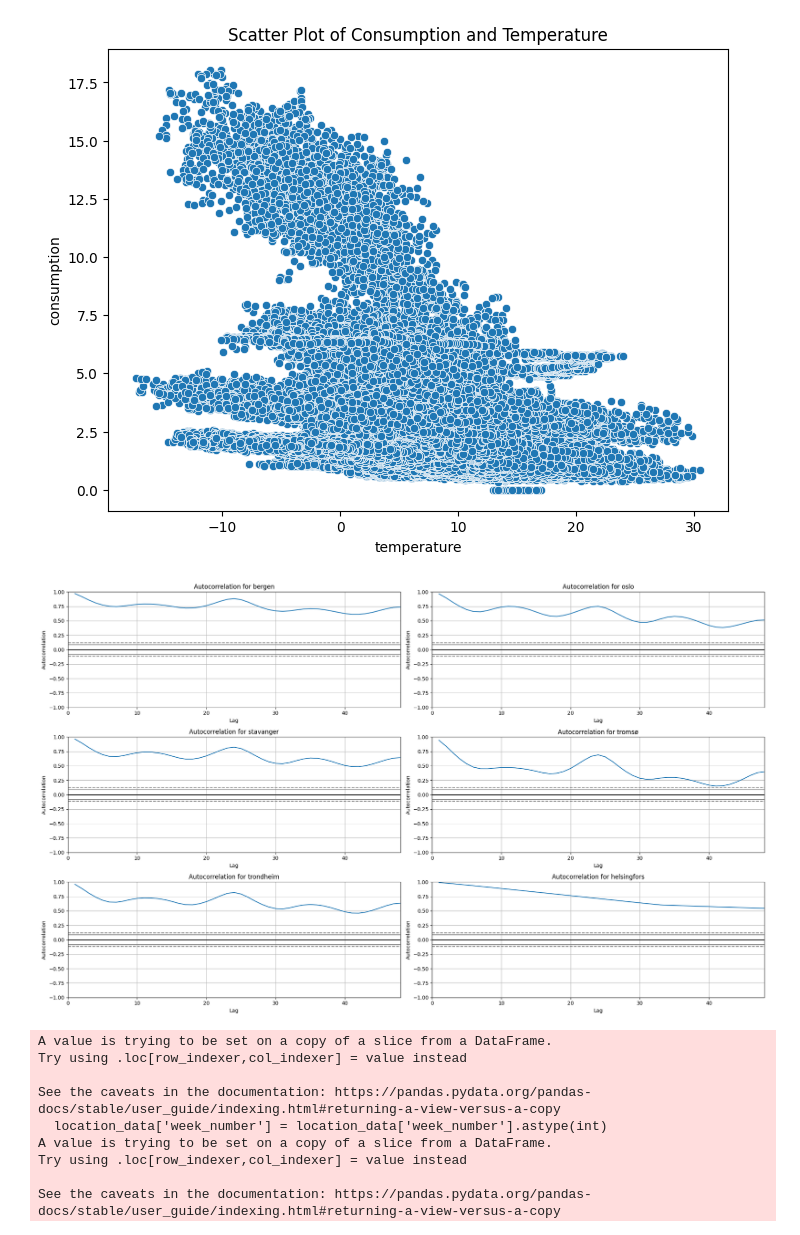
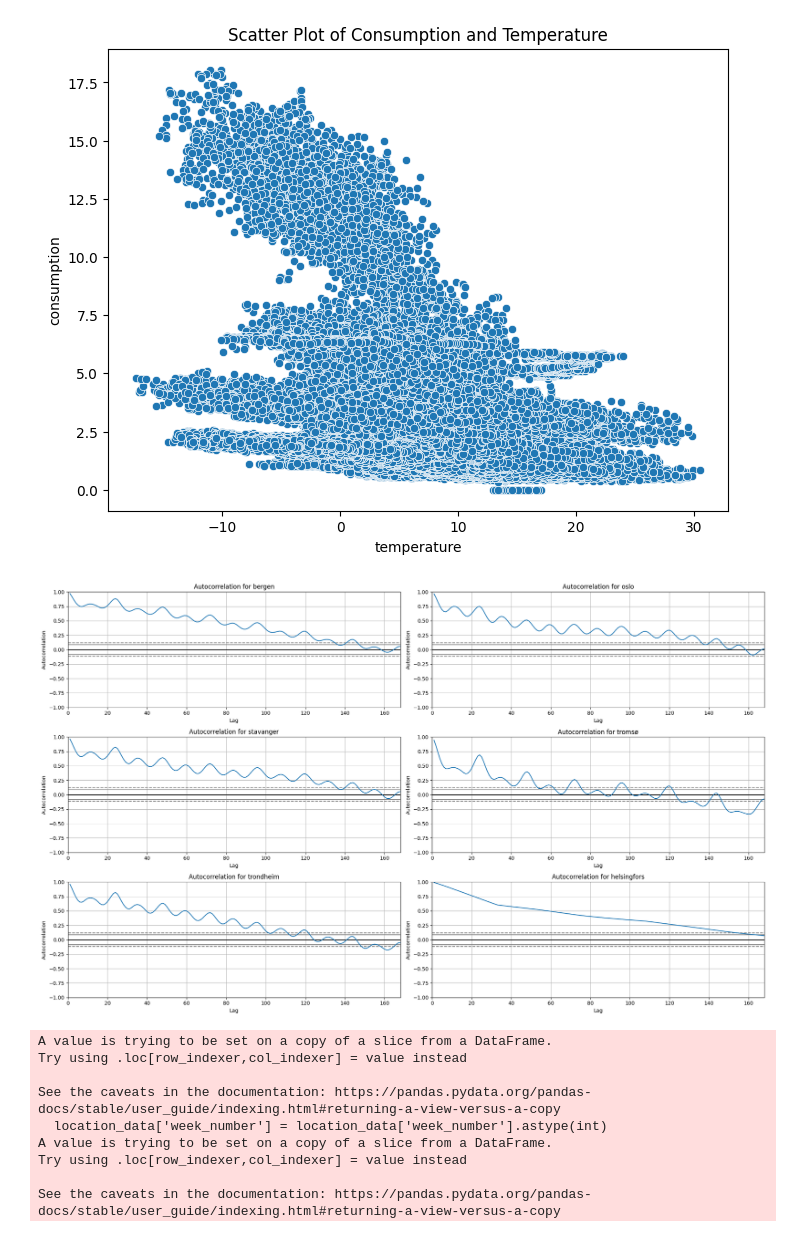
Before and after one commit to HesteBjorn/TDT4259_Data_Science, a Jupyter notebook: exploration.ipynb, the cells around one changed output. Cells and saved outputs as stored; diff of their text form; code cells hidden in the pictures.

```diff
--- a/exploration.ipynb
+++ b/exploration.ipynb
@@ -79,22 +79,22 @@ plt.show()
 # %%
 # Initialize a dictionary to store the autocorrelation at 24-hour lag for each location
 acf_24hr = {}
 
 # Create a new figure for ACF plots
 plt.figure(figsize=(20, 12))
 
 # Loop through each unique location and plot the autocorrelation
 for i, location in enumerate(data['location'].unique()):
     plt.subplot(3, 2, i+1)
     location_data = data[data['location'] == location]['consumption'].reset_index(drop=True)
     autocorrelation_plot(location_data.iloc[:500])  # Limiting to first 500 data points for better visibility
     plt.title(f'Autocorrelation for {location}')
-    plt.xlim(0, 48)  # Focus on the first 48 lags to capture daily seasonality
+    plt.xlim(0, 168)  # Focus on the first 48 lags to capture daily seasonality
 
 plt.tight_layout()
 plt.show()
 # %% [output]
-[figure, old version]
+[figure, new version]
 # %%
 data['week_number'] = data['time'].dt.isocalendar().week
 # Calculate the average consumption for each week number for each location
```
Also changed, not shown: parts of 2 cells of this notebook.
